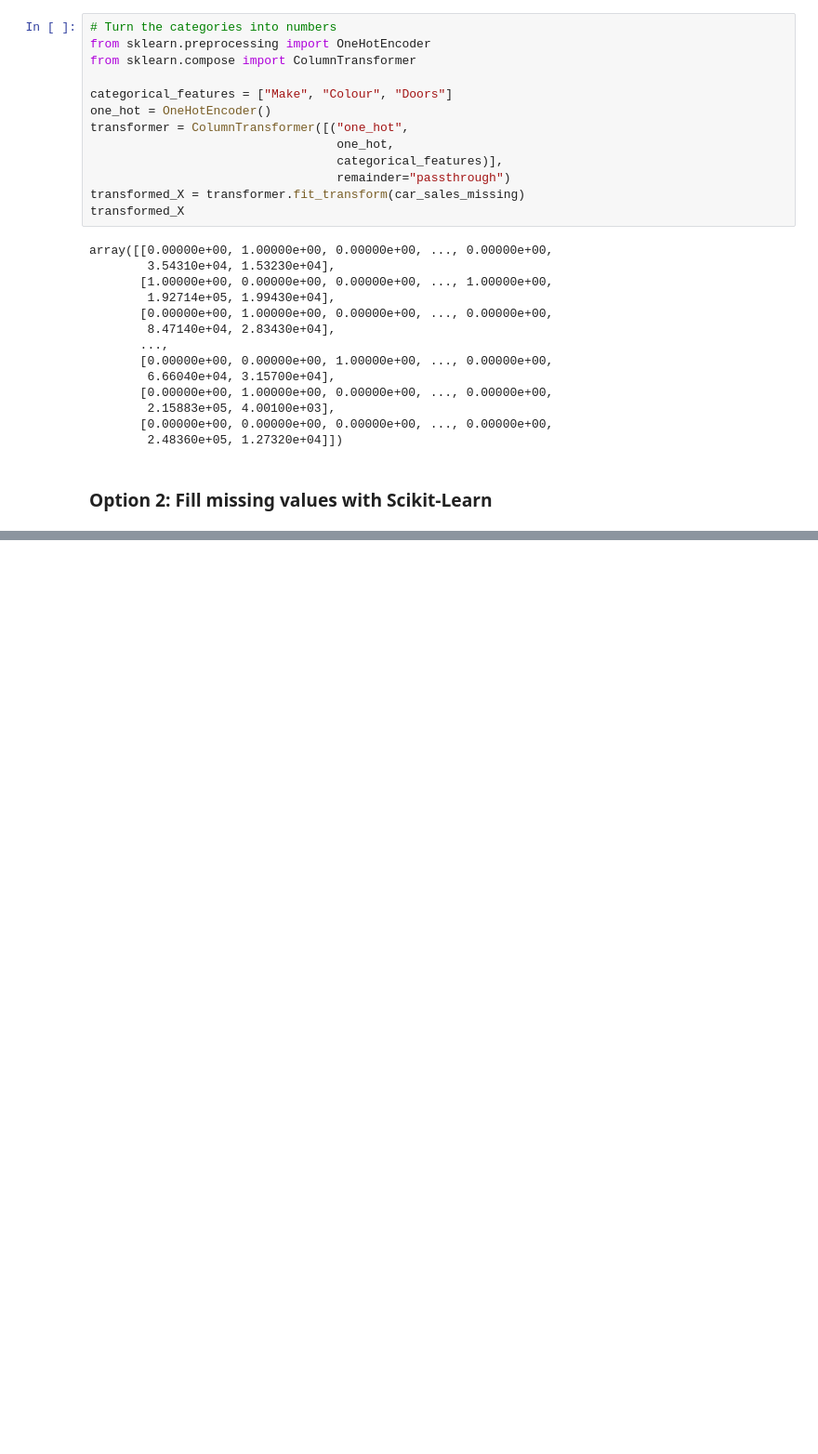
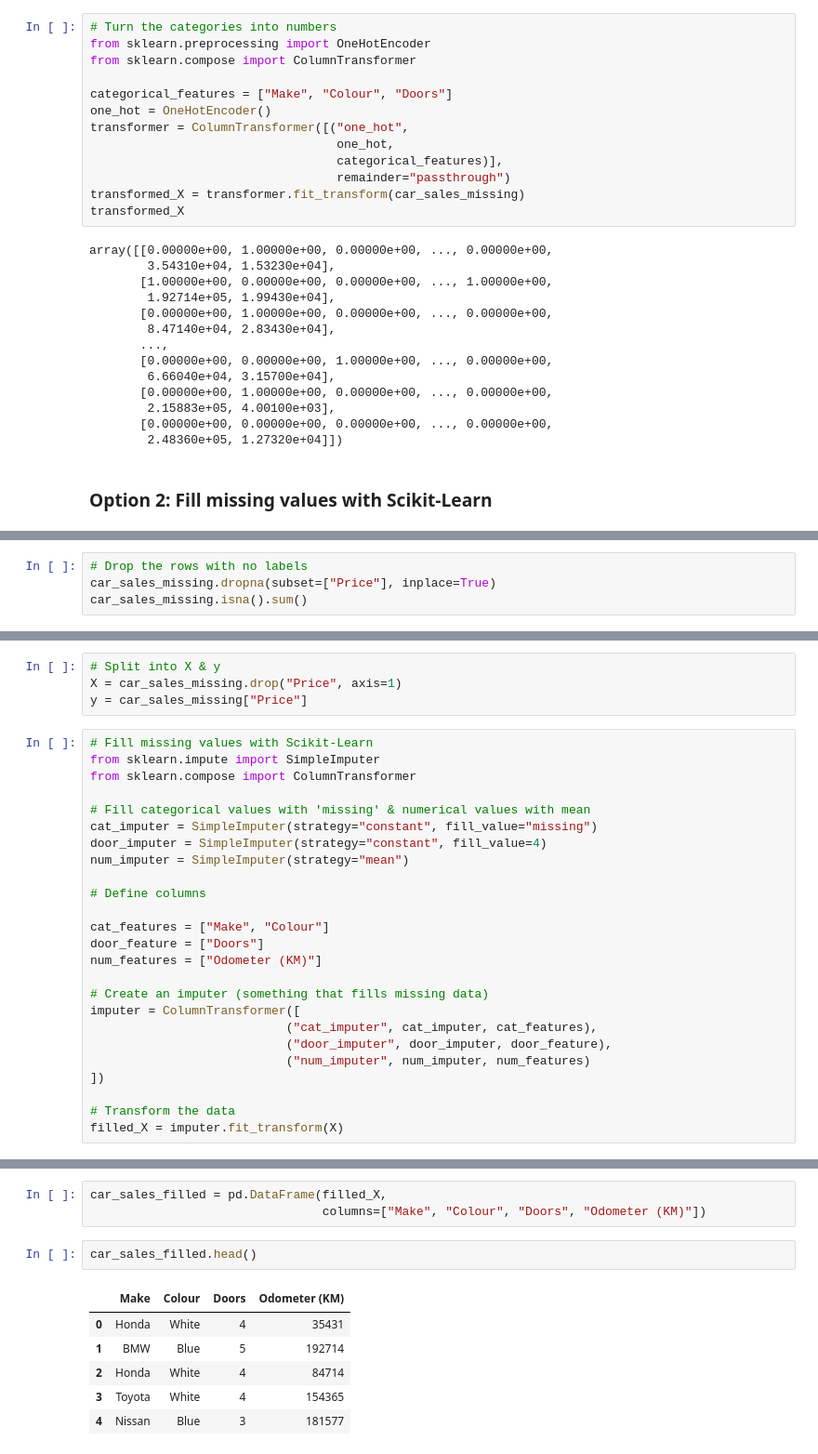
Before and after one commit to ChandrashekarCYoga/Complete_Machine_Learning, a Jupyter notebook: data-science-and-ml-tools/introduction_to_scikit_learn.ipynb, the cells around one changed output, grey strips where cells are left out. Shown at 93% size. Drawn from its saved outputs; the diff is of its cells as text; blank space fills up the shorter version.

Commit message:
sklearn imputation

```diff
--- a/data-science-and-ml-tools/introduction_to_scikit_learn.ipynb
+++ b/data-science-and-ml-tools/introduction_to_scikit_learn.ipynb
@@ -482,0 +505,4 @@ array([[0.00000e+00, 1.00000e+00, 0.00000e+00, ..., 0.00000e+00,
+# %%
+# Drop the rows with no labels
+car_sales_missing.dropna(subset=["Price"], inplace=True)
+car_sales_missing.isna().sum()
@@ -482,0 +516,29 @@ array([[0.00000e+00, 1.00000e+00, 0.00000e+00, ..., 0.00000e+00,
+# %%
+# Split into X & y
+X = car_sales_missing.drop("Price", axis=1)
+y = car_sales_missing["Price"]
+# %%
+# Fill missing values with Scikit-Learn
+from sklearn.impute import SimpleImputer
+from sklearn.compose import ColumnTransformer
+
+# Fill categorical values with 'missing' & numerical values with mean
+cat_imputer = SimpleImputer(strategy="constant", fill_value="missing")
+door_imputer = SimpleImputer(strategy="constant", fill_value=4)
+num_imputer = SimpleImputer(strategy="mean")
+
+# Define columns
+
+cat_features = ["Make", "Colour"]
+door_feature = ["Doors"]
+num_features = ["Odometer (KM)"]
+
+# Create an imputer (something that fills missing data)
+imputer = ColumnTransformer([
+                           ("cat_imputer", cat_imputer, cat_features),
+                           ("door_imputer", door_imputer, door_feature),
+                           ("num_imputer", num_imputer, num_features)
+])
+
+# Transform the data
+filled_X = imputer.fit_transform(X)
@@ -482,0 +555,12 @@ array([[0.00000e+00, 1.00000e+00, 0.00000e+00, ..., 0.00000e+00,
+# %%
+car_sales_filled = pd.DataFrame(filled_X,
+                                columns=["Make", "Colour", "Doors", "Odometer (KM)"])
+# %%
+car_sales_filled.head()
+# %% [output]
+|  | Make | Colour | Doors | Odometer (KM) |
+| 0 | Honda | White | 4 | 35431 |
+| 1 | BMW | Blue | 5 | 192714 |
+| 2 | Honda | White | 4 | 84714 |
+| 3 | Toyota | White | 4 | 154365 |
+| 4 | Nissan | Blue | 3 | 181577 |
```
Also changed, not shown: parts of 17 cells of this notebook.
